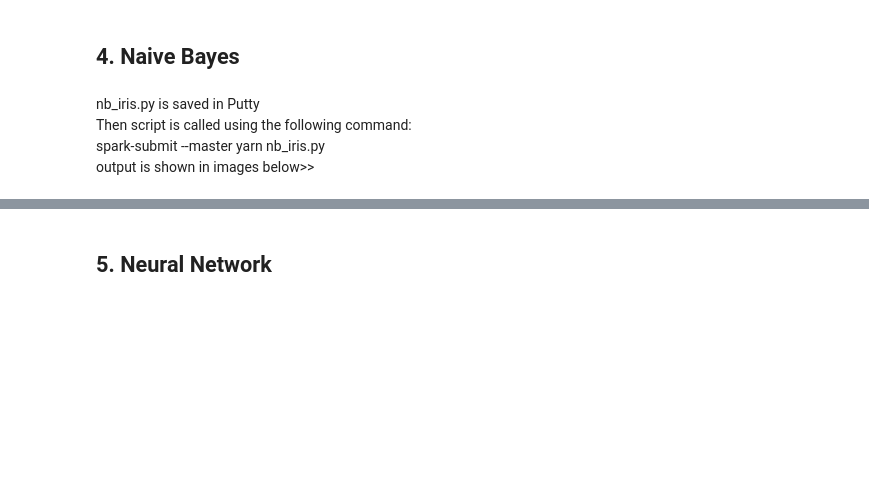
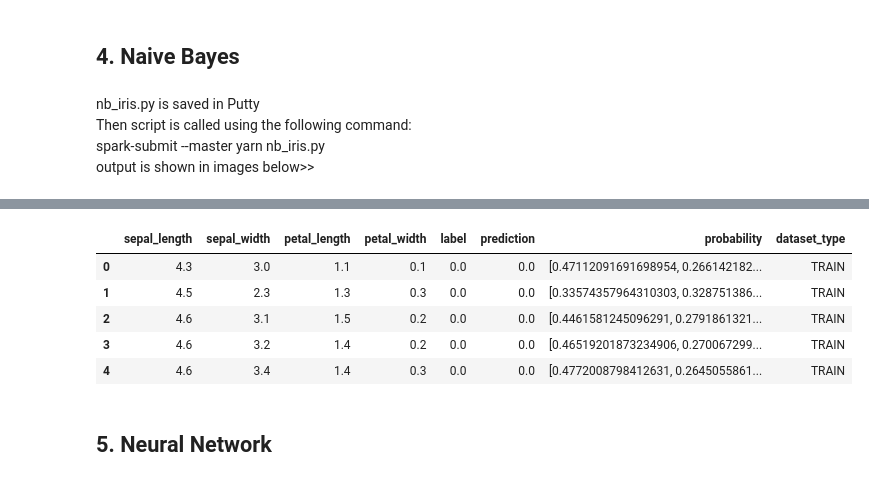
Before and after one commit to muzaffarizamuddin/P166246_Iris_Spark_STQD6324, a Jupyter notebook: P166246_Iris_Spark.ipynb, the cells around one changed output, grey strips where cells are left out. Saved outputs shown, nothing was run; the diff lists cells and outputs as text; code cells hidden in the pictures; blank space fills up the shorter version.

```diff
--- a/P166246_Iris_Spark.ipynb
+++ b/P166246_Iris_Spark.ipynb
@@ -529,3 +530,12 @@ Recall:    0.7143
+# %%
+df_results_nb.head()
+# %% [output]
+|  | sepal_length | sepal_width | petal_length | petal_width | label | prediction | probability | dataset_type |
+| 0 | 4.3 | 3.0 | 1.1 | 0.1 | 0.0 | 0.0 | [0.47112091691698954, 0.266142182... | TRAIN |
+| 1 | 4.5 | 2.3 | 1.3 | 0.3 | 0.0 | 0.0 | [0.33574357964310303, 0.328751386... | TRAIN |
+| 2 | 4.6 | 3.1 | 1.5 | 0.2 | 0.0 | 0.0 | [0.4461581245096291, 0.2791861321... | TRAIN |
+| 3 | 4.6 | 3.2 | 1.4 | 0.2 | 0.0 | 0.0 | [0.46519201873234906, 0.270067299... | TRAIN |
+| 4 | 4.6 | 3.4 | 1.4 | 0.3 | 0.0 | 0.0 | [0.4772008798412631, 0.2645055861... | TRAIN |
 # %% [markdown]
 ## 5. Neural Network
 # %% [markdown]
```
Also changed, not shown: parts of 18 cells of this notebook.
